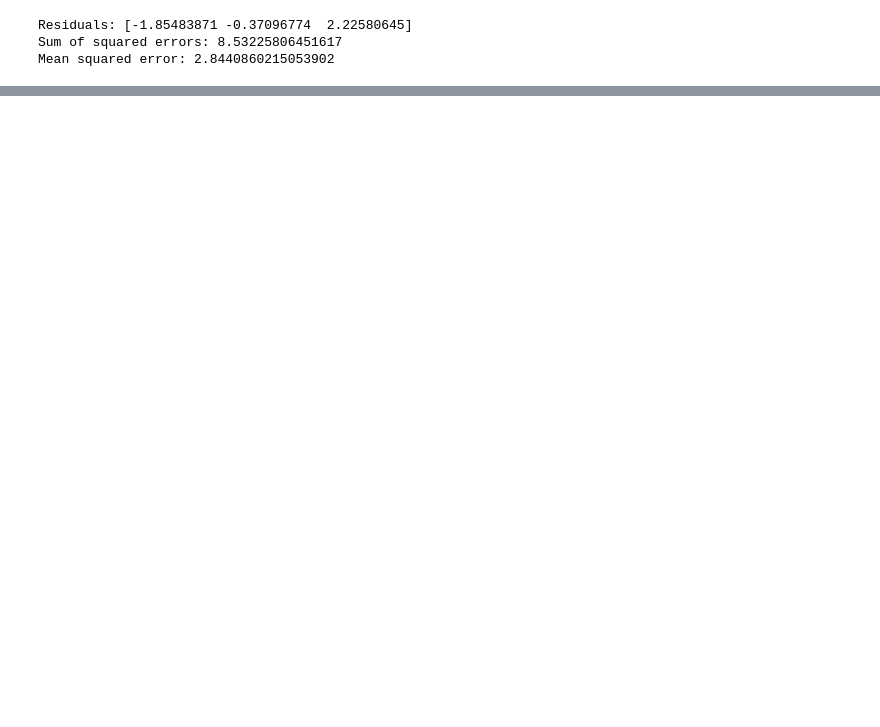
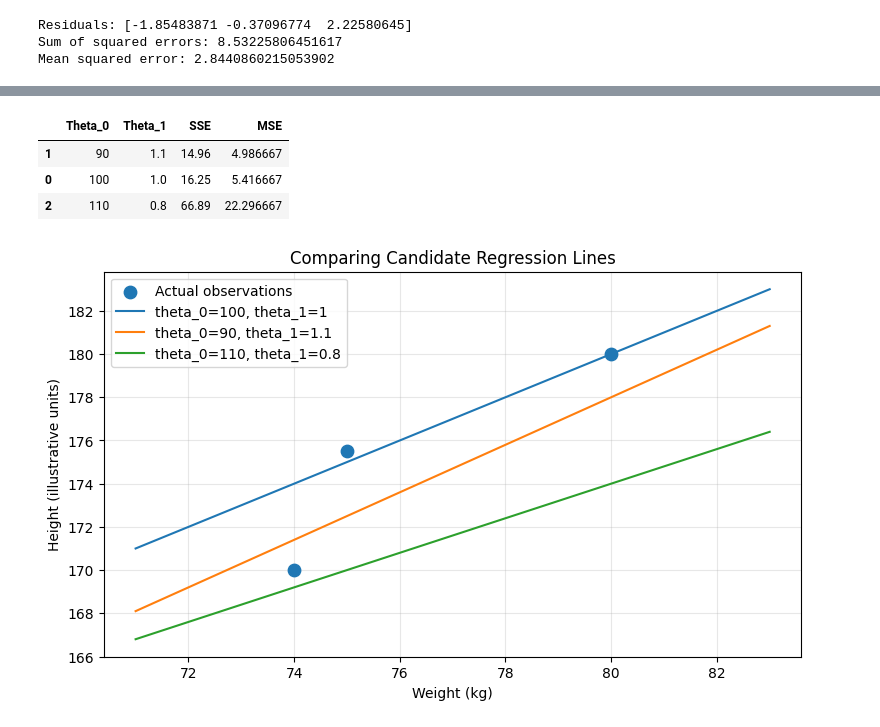
Before and after one commit to silverbullet-ai/learning-intelligence, a Jupyter notebook: 04-data-and-ai/04-machine-learning/04-simple-linear-regression/notebook.ipynb, the cells around one changed output, grey strips where cells are left out. Cells and saved outputs as stored; diff of their text form; code cells hidden in the pictures; blank space fills up the shorter version.

```diff
--- a/04-data-and-ai/04-machine-learning/04-simple-linear-regression/notebook.ipynb
+++ b/04-data-and-ai/04-machine-learning/04-simple-linear-regression/notebook.ipynb
@@ -160,0 +367,76 @@ Mean squared error: 2.8440860215053902
+# %%
+# Candidate parameters for demonstration
+candidate_lines = [
+    {"theta_0": 100, "theta_1": 1},
+    {"theta_0": 90, "theta_1": 1.1},
+    {"theta_0": 110, "theta_1": 0.8},
+]
+
+results = []
+
+for candidate in candidate_lines:
+    predictions = predict_output(
+        df["Weight"],
+        candidate["theta_0"],
+        candidate["theta_1"]
+    )
+
+    residuals = df["Actual_Height"] - predictions
+    sse = (residuals ** 2).sum()
+    mse = (residuals ** 2).mean()
+
+    results.append({
+        "Theta_0": candidate["theta_0"],
+        "Theta_1": candidate["theta_1"],
+        "SSE": sse,
+        "MSE": mse
+    })
+
+comparison = pd.DataFrame(results)
+comparison.sort_values("MSE")
+# %% [output]
+|  | Theta_0 | Theta_1 | SSE | MSE |
+| 1 | 90 | 1.1 | 14.96 | 4.986667 |
+| 0 | 100 | 1.0 | 16.25 | 5.416667 |
+| 2 | 110 | 0.8 | 66.89 | 22.296667 |
+# %%
+x_values = np.linspace(
+    df["Weight"].min() - 3,
+    df["Weight"].max() + 3,
+    200
+)
+
+plt.figure(figsize=(9, 5))
+
+plt.scatter(
+    df["Weight"],
+    df["Actual_Height"],
+    label="Actual observations",
+    s=80,
+    zorder=3
+)
+
+for candidate in candidate_lines:
+    y_values = predict_output(
+        x_values,
+        candidate["theta_0"],
+        candidate["theta_1"]
+    )
+
+    plt.plot(
+        x_values,
+        y_values,
+        label=(
+            f"theta_0={candidate['theta_0']}, "
+            f"theta_1={candidate['theta_1']}"
+        )
+    )
+
+plt.xlabel("Weight (kg)")
+plt.ylabel("Height (illustrative units)")
+plt.title("Comparing Candidate Regression Lines")
+plt.legend()
+plt.grid(True, alpha=0.3)
+plt.show()
+# %% [output]
+[figure, added]
```
Also changed, not shown: parts of 22 cells of this notebook, 1 other file.
